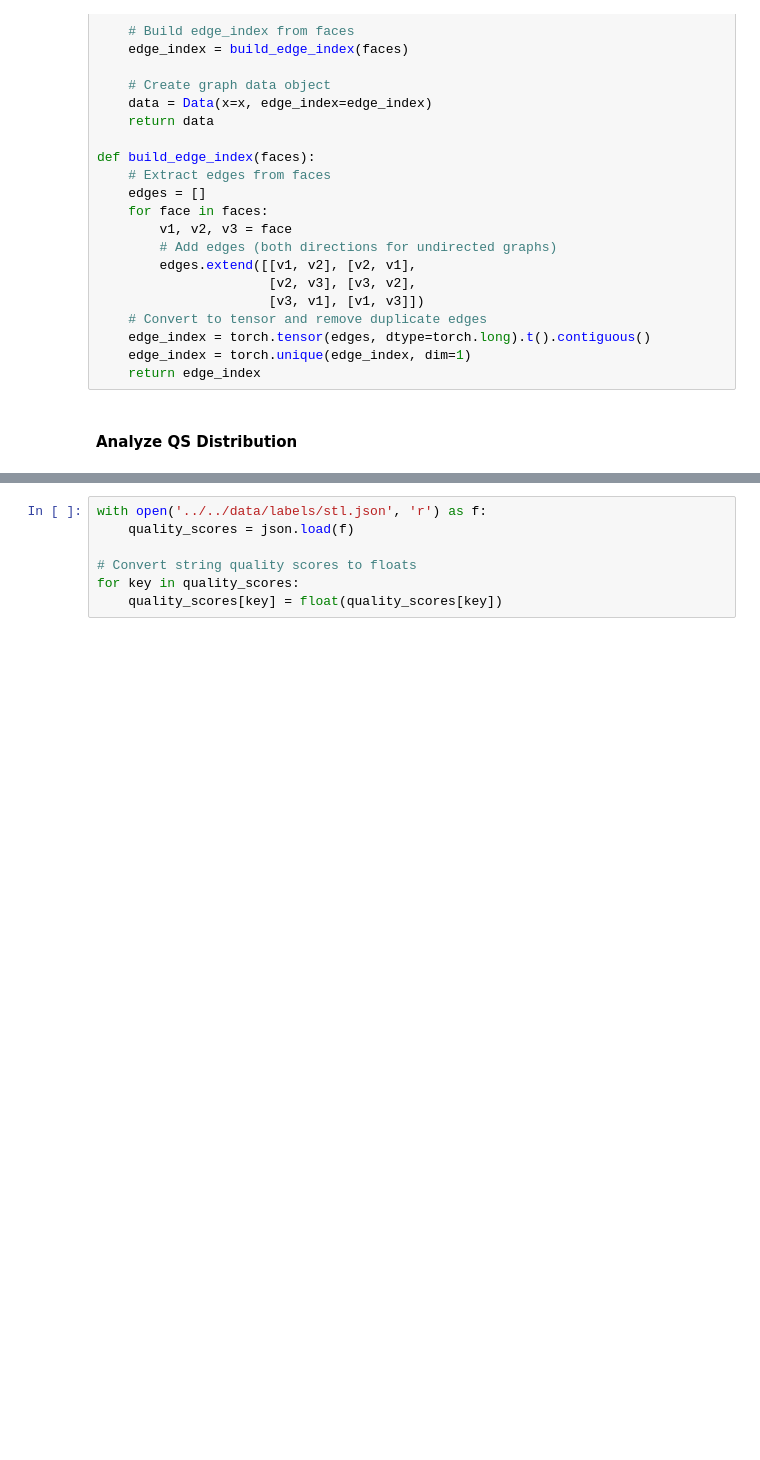
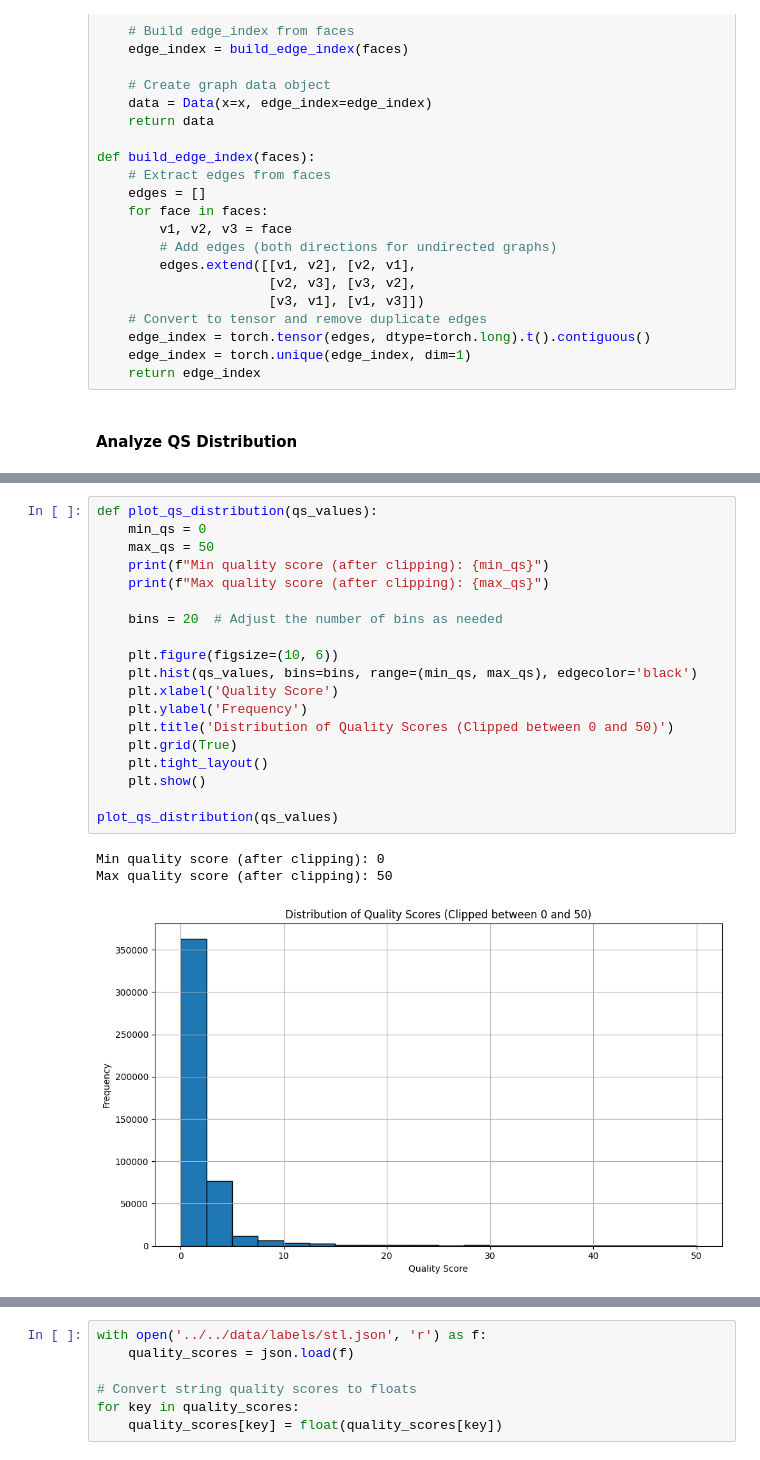
Before and after one commit to mihirtakalkar/additivemodels, a Jupyter notebook: notebooks/preprocessing/full_dataset_converter.ipynb, the cells around one changed output, grey strips where cells are left out. Drawn from its saved outputs; the diff is of its cells as text; blank space fills up the shorter version.

```diff
--- a/notebooks/preprocessing/full_dataset_converter.ipynb
+++ b/notebooks/preprocessing/full_dataset_converter.ipynb
@@ -72,0 +84,23 @@ qs_values = extract_qs(data)
+# %%
+def plot_qs_distribution(qs_values):
+    min_qs = 0
+    max_qs = 50
+    print(f"Min quality score (after clipping): {min_qs}")
+    print(f"Max quality score (after clipping): {max_qs}")
+
+    bins = 20  # Adjust the number of bins as needed
+
+    plt.figure(figsize=(10, 6))
+    plt.hist(qs_values, bins=bins, range=(min_qs, max_qs), edgecolor='black')
+    plt.xlabel('Quality Score')
+    plt.ylabel('Frequency')
+    plt.title('Distribution of Quality Scores (Clipped between 0 and 50)')
+    plt.grid(True)
+    plt.tight_layout()
+    plt.show()
+
+plot_qs_distribution(qs_values)
+# %% [output]
+Min quality score (after clipping): 0
+Max quality score (after clipping): 50
+[figure, added]
```
Also changed, not shown: parts of 7 cells of this notebook.
